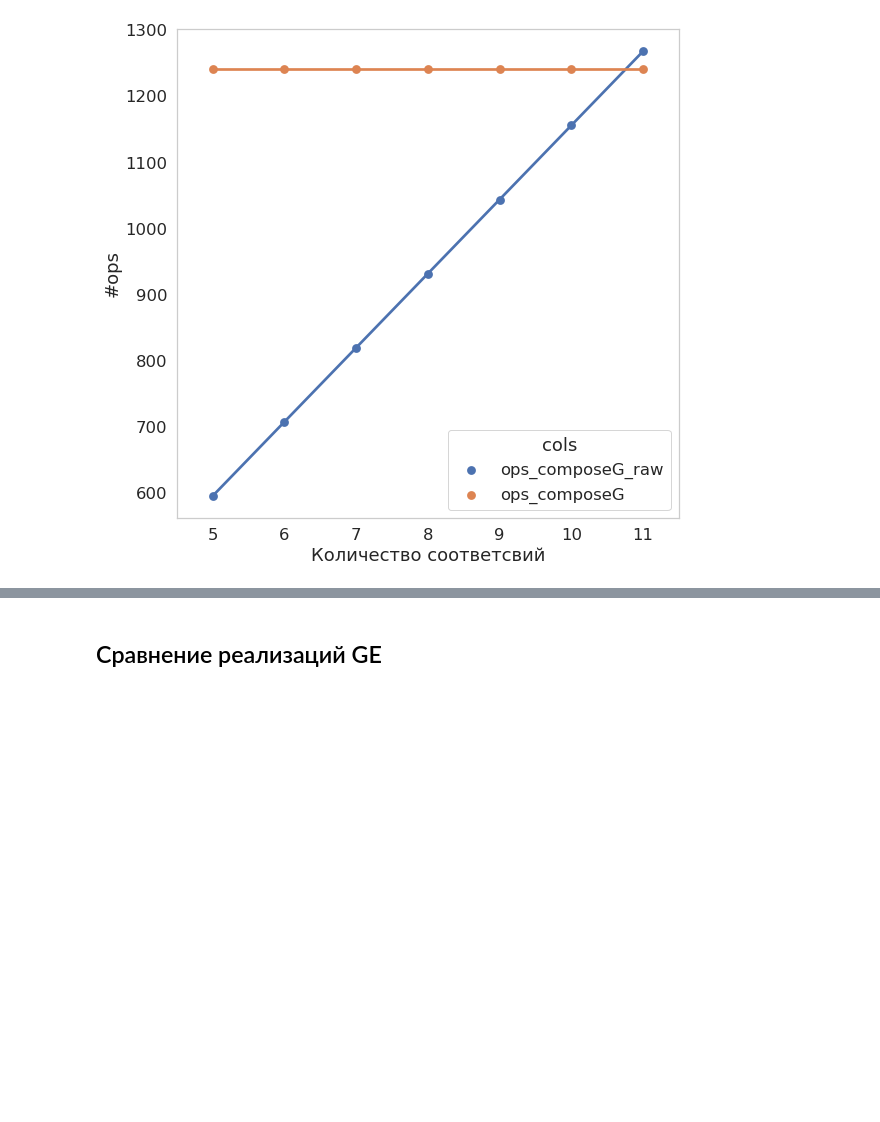
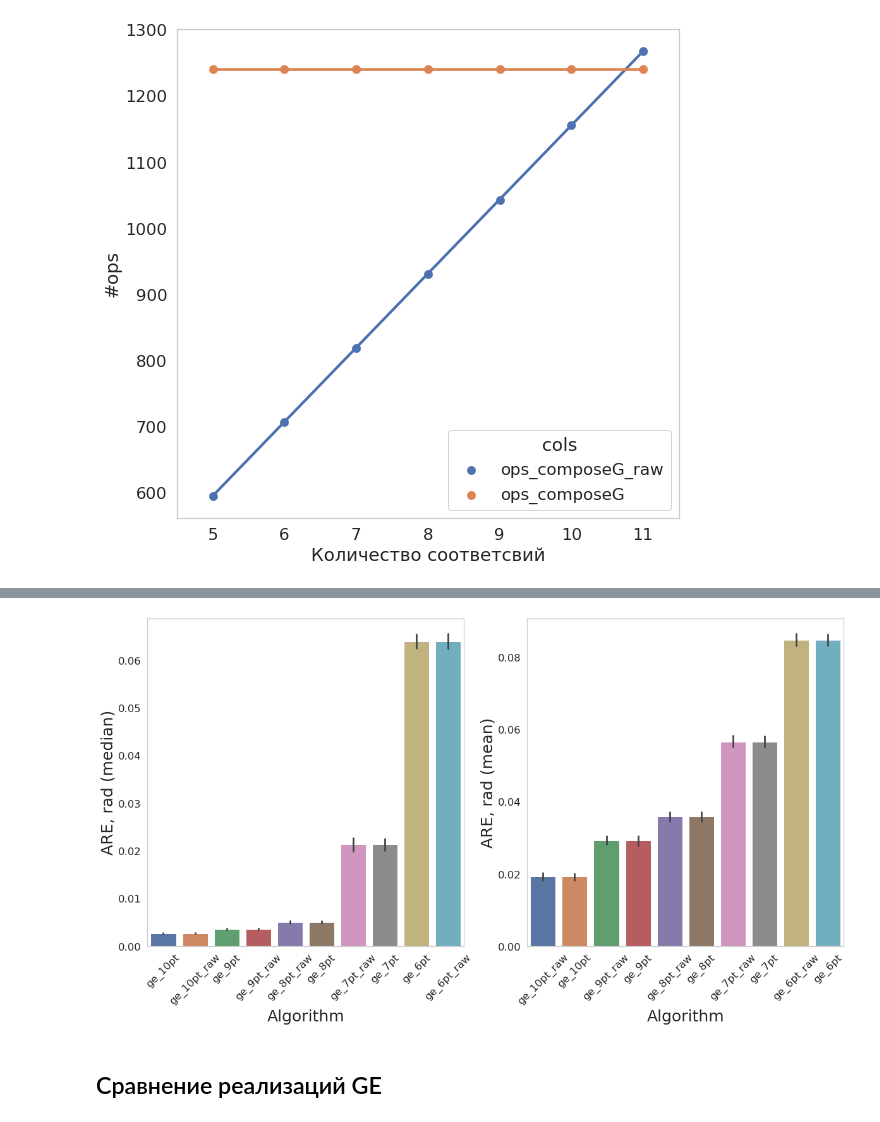
Before and after one commit to kirill-ivanov-a/opengv, a Jupyter notebook: notebooks/GE optimization.ipynb, the cells around one changed output, grey strips where cells are left out. Saved outputs shown, nothing was run; the diff lists cells and outputs as text; code cells hidden in the pictures; blank space fills up the shorter version.

```diff
--- a/notebooks/GE optimization.ipynb
+++ b/notebooks/GE optimization.ipynb
@@ -118,3 +176,7 @@ ax.set(ylabel=f"#ops", xlabel="Количество соответсвий");
+# %%
+plot_bars('ARE', 'rad', capitalize=False)
+# %% [output]
+[figure, added]
 # %% [markdown]
 ## Сравнение реализаций GE
 # %% [markdown]
```
Also changed, not shown: parts of 6 cells of this notebook.
